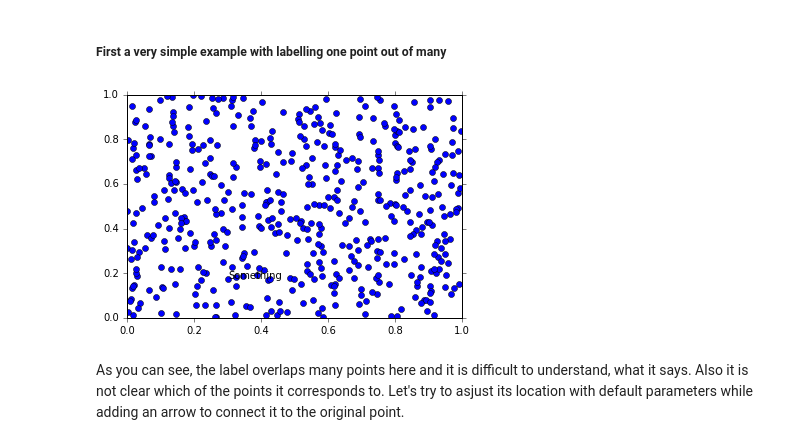
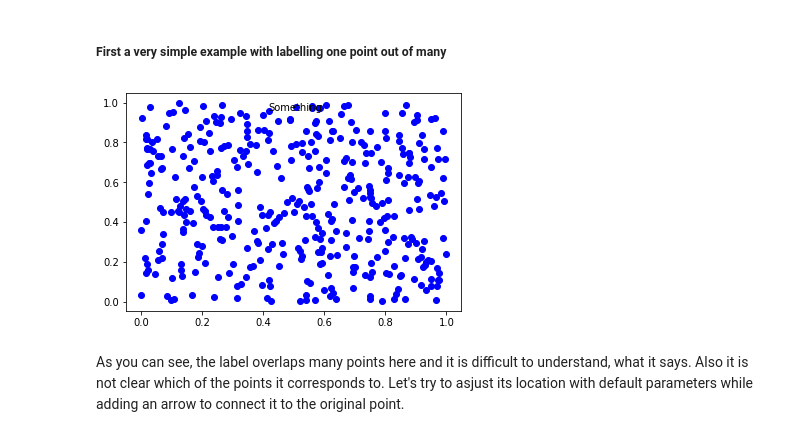
Before and after one commit to Phlya/adjustText, a Jupyter notebook: examples/Examples.ipynb, the cells around one changed output. Drawn from its saved outputs; the diff is of its cells as text; code cells hidden in the pictures.

```diff
--- a/examples/Examples.ipynb
+++ b/examples/Examples.ipynb
@@ -12,17 +12,20 @@ import pandas as pd
 # %% [markdown]
 ##### First a very simple example with labelling one point out of many
 # %%
-def plot_scatter():
+def plot_scatter(adjust=False):
     np.random.seed(1)
-    x, y = np.random.random((2,500))
+    x, y = np.random.random((2,400))
 
     fig, ax = plt.subplots()
     ax.plot(x, y, 'bo')
 
-    texts = [plt.text(x[3], y[3], 'Something')]
-    return (texts, x, y)
+    texts = [plt.text(x[0], y[0], 'Something')]
+    if adjust:
+        plt.title(str(
+                  adjust_text(texts, x, y, arrowprops=dict(arrowstyle='->', color='red'))
+                      )+' iterations')
 _ = plot_scatter()
 # %% [output]
-[figure, old version]
+[figure, new version]
 # %% [markdown]
 As you can see, the label overlaps many points here and it is difficult to understand, what it says. Also it is not clear which of the points it corresponds to. Let's try to asjust its location with default parameters while adding an arrow to connect it to the original point.
```
Also changed, not shown: parts of 25 cells of this notebook, 1 other file.
